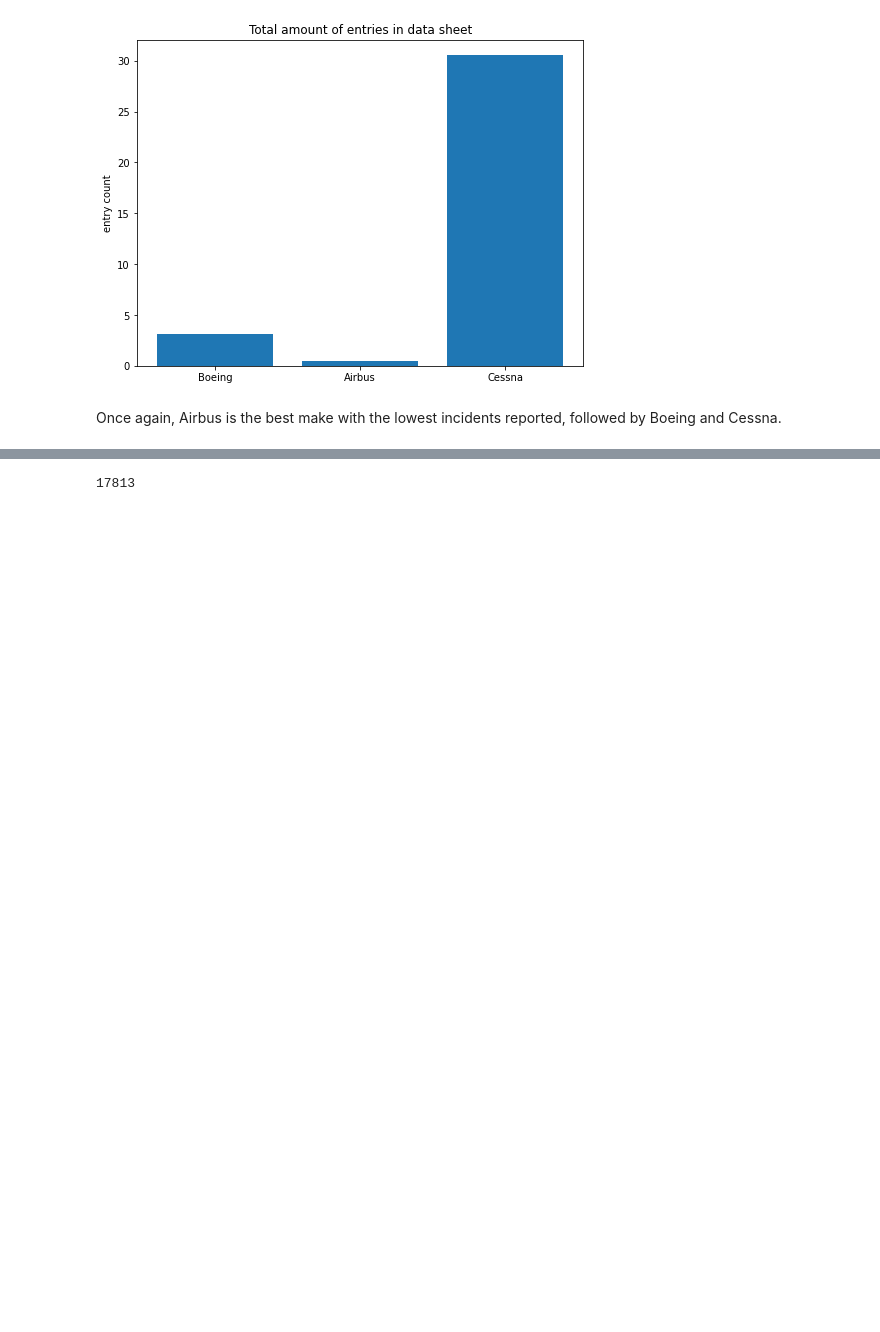
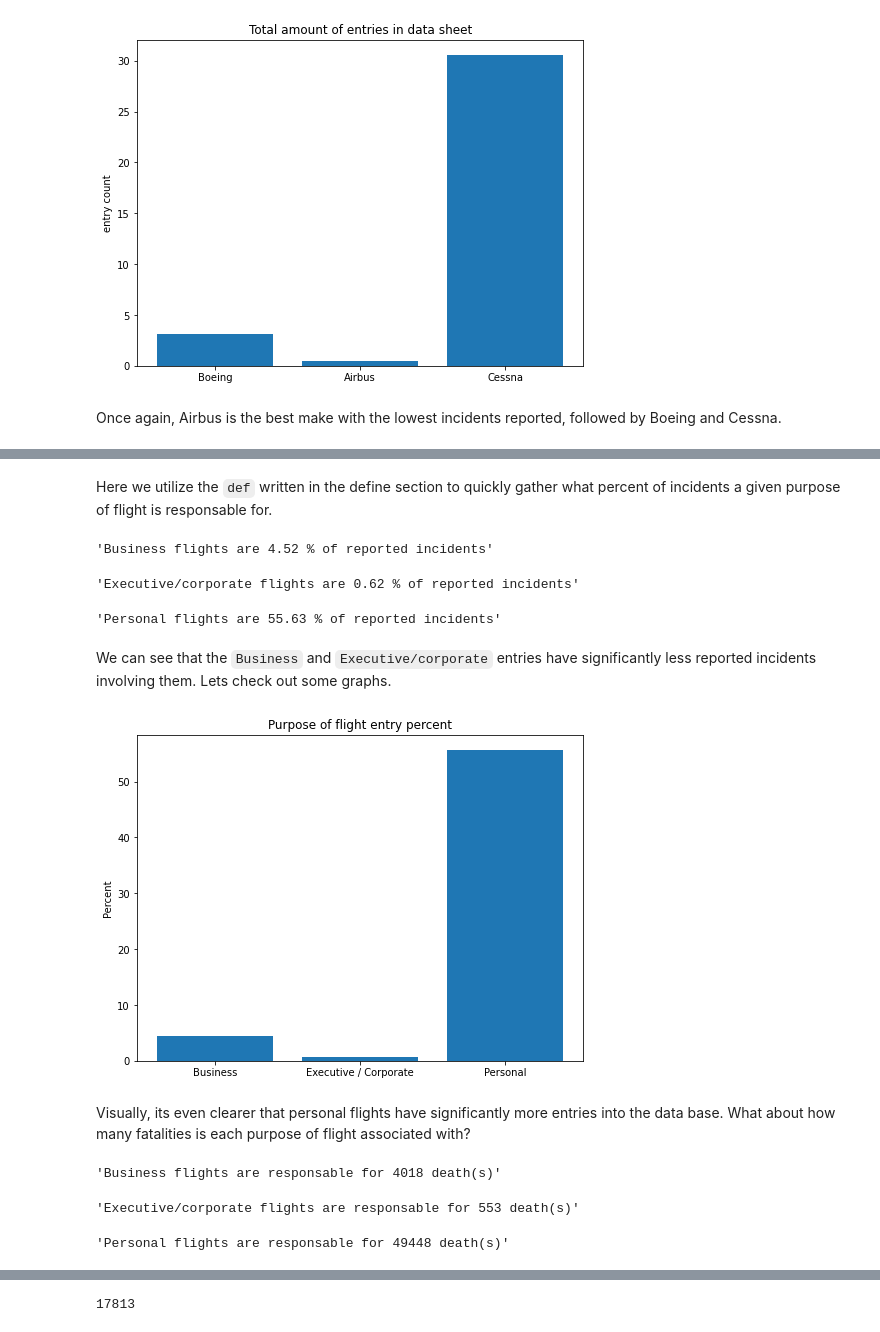
Before and after one commit to Djohnson1313/phase_1_project, a Jupyter notebook: phase_1_project_final.ipynb, the cells around one changed output, grey strips where cells are left out. Saved outputs shown, nothing was run; the diff lists cells and outputs as text; code cells hidden in the pictures; blank space fills up the shorter version.

```diff
--- a/phase_1_project_final.ipynb
+++ b/phase_1_project_final.ipynb
@@ -291,0 +476,44 @@ create column for total injuries including death (Total_Injuries) and column for
+# %% [markdown]
+Here we utilize the `def` written in the define section to quickly gather what percent of incidents a given purpose of flight is responsable for.
+# %%
+purpose_percent('Business')
+# %% [output]
+'Business flights are 4.52 % of reported incidents'
+# %%
+purpose_percent('Executive/corporate')
+# %% [output]
+'Executive/corporate flights are 0.62 % of reported incidents'
+# %%
+purpose_percent('Personal')
+# %% [output]
+'Personal flights are 55.63 % of reported incidents'
+# %% [markdown]
+We can see that the `Business` and `Executive/corporate` entries have significantly less reported incidents involving them. Lets check out some graphs.
+# %%
+# Bargraph to compare purpose of flight entry percent
+
+height = [4.52, 0.62, 55.63]
+x = range(3)
+labels = ['Business', 'Executive / Corporate', 'Personal']
+
+fig, ax = plt.subplots(figsize = (8,6))
+ax.bar(x, height, tick_label = labels)
+
+ax.set_title('Purpose of flight entry percent')
+ax.set_ylabel('Percent');
+# %% [output]
+[figure, added]
+# %% [markdown]
+Visually, its even clearer that personal flights have significantly more entries into the data base. What about how many fatalities is each purpose of flight associated with?
+# %%
+p_flight_fatal_count('Business')
+# %% [output]
+'Business flights are responsable for 4018 death(s)'
+# %%
+p_flight_fatal_count('Executive/corporate')
+# %% [output]
+'Executive/corporate flights are responsable for 553 death(s)'
+# %%
+p_flight_fatal_count('Personal')
+# %% [output]
+'Personal flights are responsable for 49448 death(s)'
```
Also changed, not shown: parts of 115 cells of this notebook.
